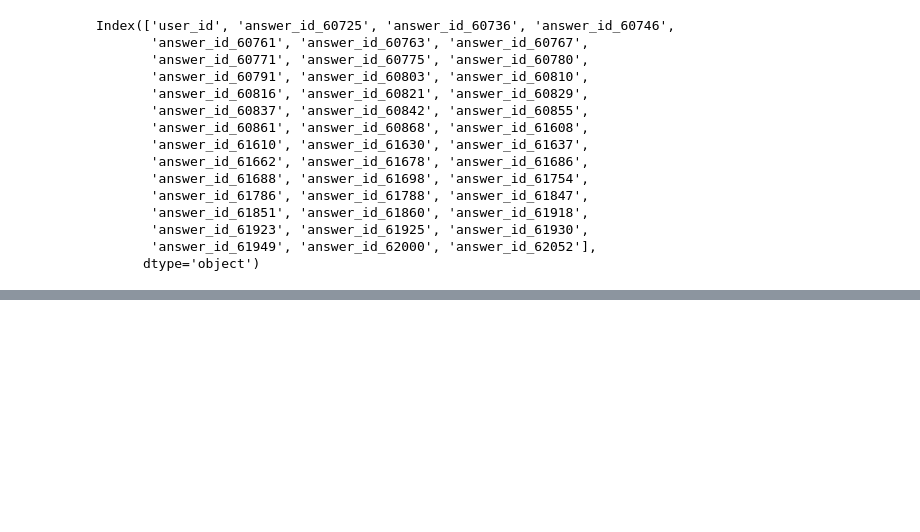
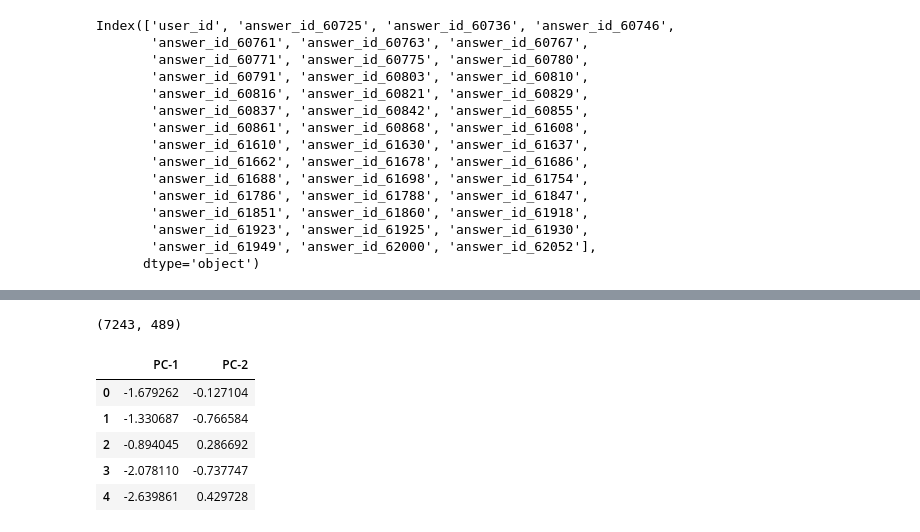
Before and after one commit to waficf/Kaggle_Competitions, a Jupyter notebook: project_1.ipynb, the cells around one changed output, grey strips where cells are left out. Saved outputs shown, nothing was run; the diff lists cells and outputs as text; code cells hidden in the pictures; blank space fills up the shorter version.

```diff
--- a/project_1.ipynb
+++ b/project_1.ipynb
@@ -483,0 +521,24 @@ Index(['user_id', 'answer_id_60725', 'answer_id_60736', 'answer_id_60746',
+# %%
+data.shape
+# %% [output]
+(7243, 489)
+# %%
+from sklearn.decomposition import PCA
+
+# PCA by fitting the data with only two dimensions
+pca = PCA(n_components=2)
+pca.fit(data)
+
+# Transform the data using the PCA fit above
+reduced_data = pca.transform(data)
+
+# Create a DataFrame for the reduced data
+pca_df = pd.DataFrame.from_records(reduced_data, columns = ['PC-1', 'PC-2'])
+pca_df.head()
+# %% [output]
+|  | PC-1 | PC-2 |
+| 0 | -1.679262 | -0.127104 |
+| 1 | -1.330687 | -0.766584 |
+| 2 | -0.894045 | 0.286692 |
+| 3 | -2.078110 | -0.737747 |
+| 4 | -2.639861 | 0.429728 |
```
Also changed, not shown: parts of 17 cells of this notebook.
